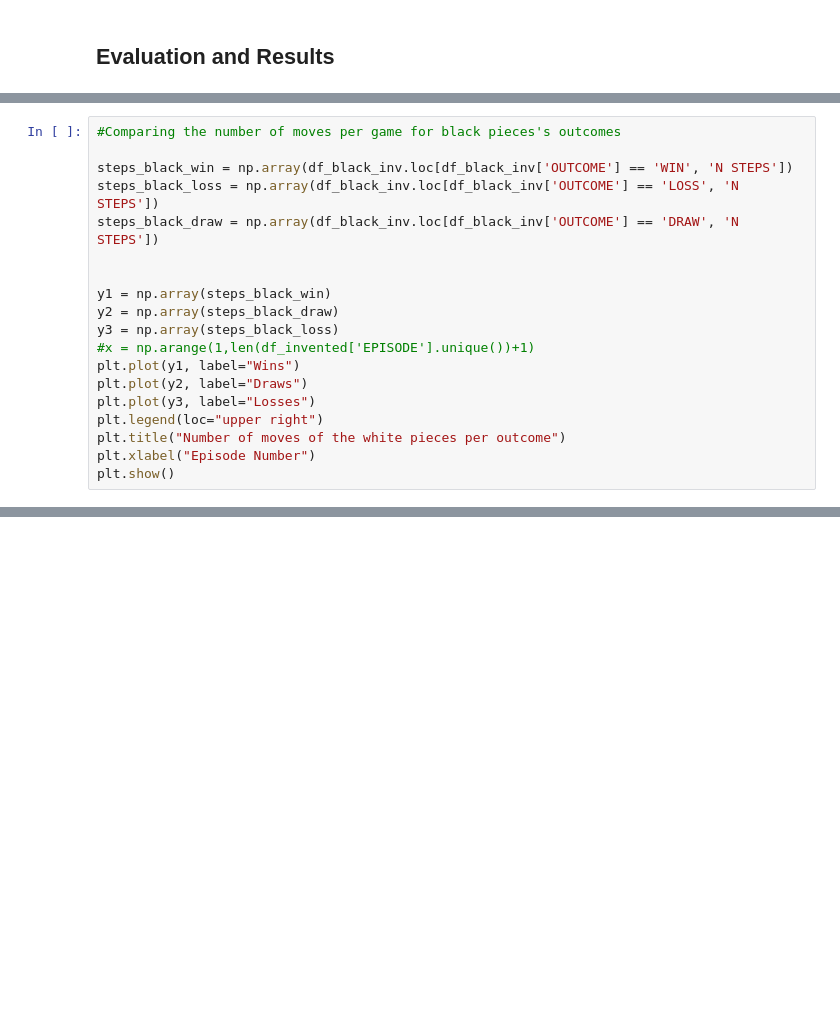
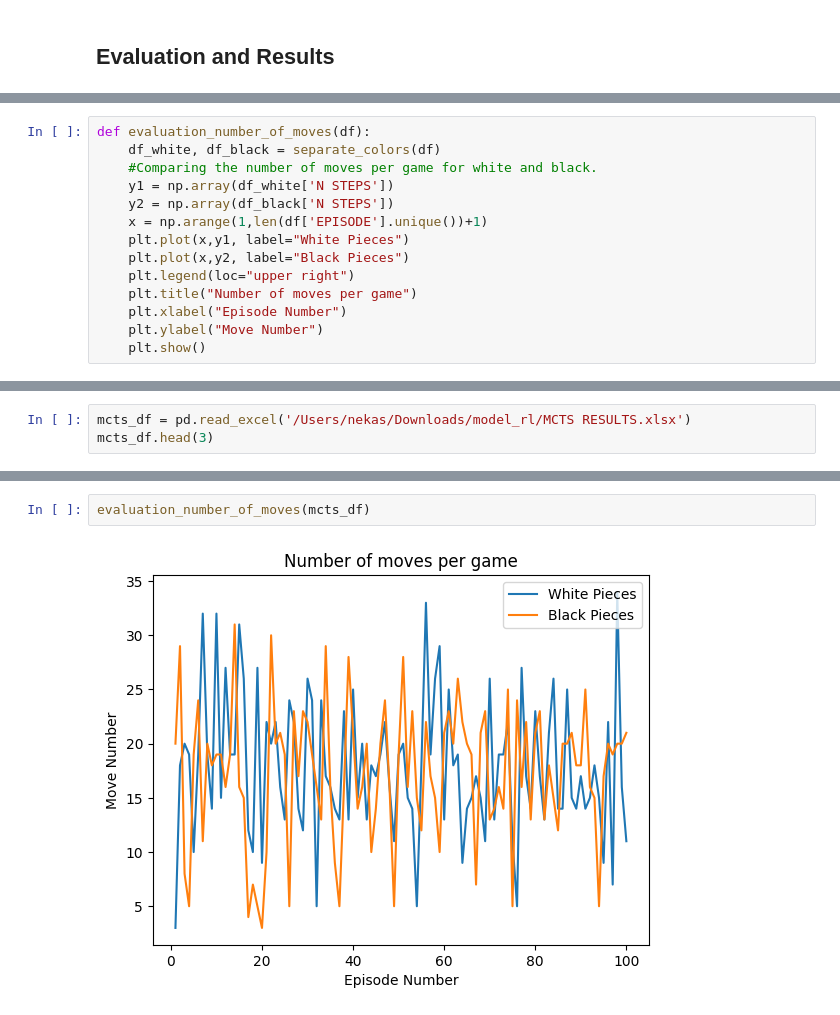
Before and after one commit to inesleonidasrocha/ChessRL23, a Jupyter notebook: RL PROJECT DeepQLearning.ipynb, the cells around one changed output, grey strips where cells are left out. Cells and saved outputs as stored; diff of their text form; blank space fills up the shorter version.

```diff
--- a/RL PROJECT DeepQLearning.ipynb
+++ b/RL PROJECT DeepQLearning.ipynb
@@ -1397,19 +1298,0 @@ plt.show()
-# %%
-#Comparing the number of moves per game for black pieces's outcomes
-
-steps_black_win = np.array(df_black_inv.loc[df_black_inv['OUTCOME'] == 'WIN', 'N STEPS'])
-steps_black_loss = np.array(df_black_inv.loc[df_black_inv['OUTCOME'] == 'LOSS', 'N STEPS'])
-steps_black_draw = np.array(df_black_inv.loc[df_black_inv['OUTCOME'] == 'DRAW', 'N STEPS'])
-
-
-y1 = np.array(steps_black_win)
-y2 = np.array(steps_black_draw)
-y3 = np.array(steps_black_loss)
-#x = np.arange(1,len(df_invented['EPISODE'].unique())+1)
-plt.plot(y1, label="Wins")
-plt.plot(y2, label="Draws")
-plt.plot(y3, label="Losses")
-plt.legend(loc="upper right")
-plt.title("Number of moves of the white pieces per outcome")
-plt.xlabel("Episode Number")
-plt.show()
@@ -1415,0 +1364,14 @@ plt.show()
+# %%
+def evaluation_number_of_moves(df):
+    df_white, df_black = separate_colors(df)
+    #Comparing the number of moves per game for white and black.
+    y1 = np.array(df_white['N STEPS'])
+    y2 = np.array(df_black['N STEPS'])
+    x = np.arange(1,len(df['EPISODE'].unique())+1)
+    plt.plot(x,y1, label="White Pieces")
+    plt.plot(x,y2, label="Black Pieces")
+    plt.legend(loc="upper right")
+    plt.title("Number of moves per game")
+    plt.xlabel("Episode Number")
+    plt.ylabel("Move Number")
+    plt.show()
@@ -1415,0 +1444,3 @@ plt.show()
+# %%
+mcts_df = pd.read_excel('/Users/nekas/Downloads/model_rl/MCTS RESULTS.xlsx')
+mcts_df.head(3)
@@ -1415,0 +1524,4 @@ plt.show()
+# %%
+evaluation_number_of_moves(mcts_df)
+# %% [output]
+[figure, added]
```
Also changed, not shown: parts of 38 cells of this notebook.
